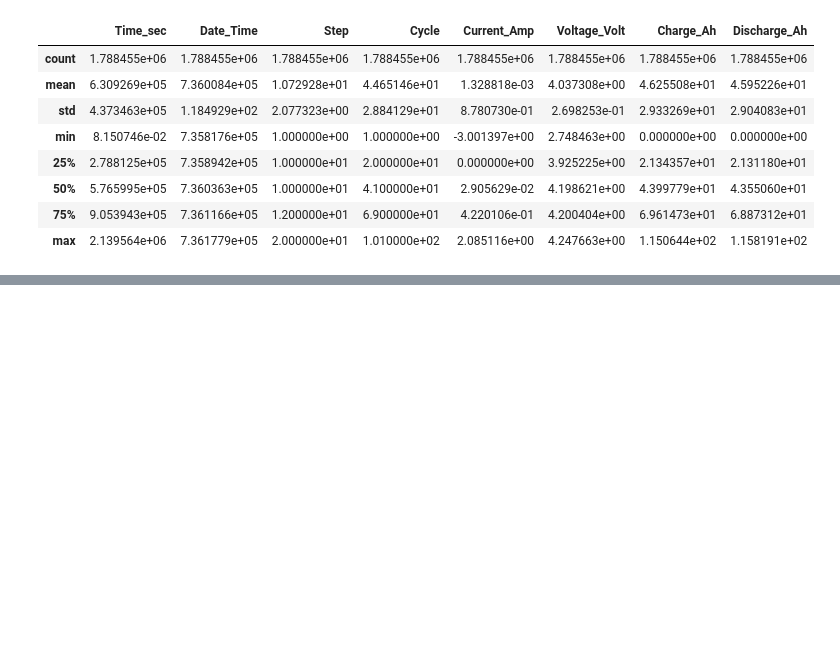
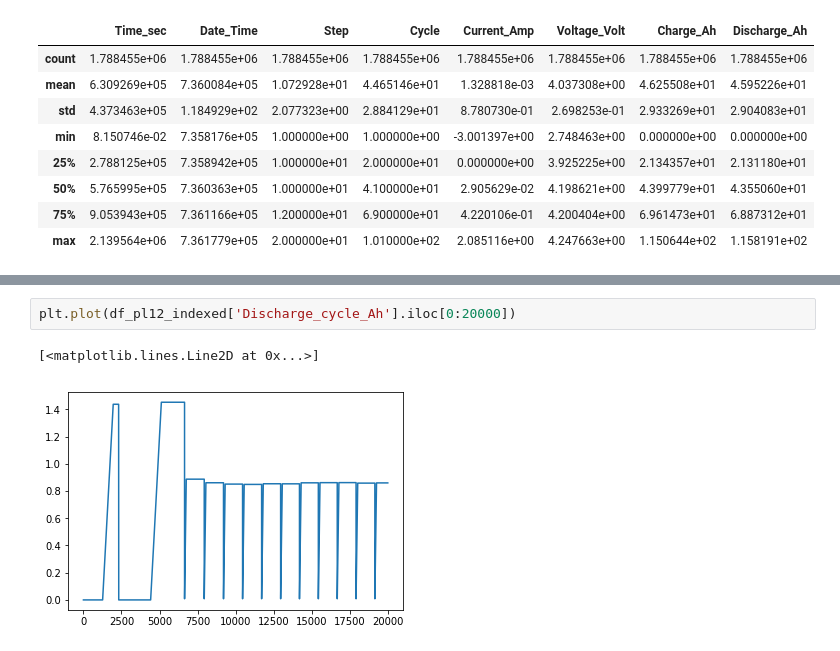
Before and after one commit to chintanp/BattDeg, a Jupyter notebook: scripts/data_exploration.ipynb, the cells around one changed output, grey strips where cells are left out. Cells and saved outputs as stored; diff of their text form; blank space fills up the shorter version.

```diff
--- a/scripts/data_exploration.ipynb
+++ b/scripts/data_exploration.ipynb
@@ -134,0 +209,5 @@ df['Date_Time_new1'] = df['Date_Time'].apply(lambda x: datetime.datetime.fromord
+# %%
+plt.plot(df_pl12_indexed['Discharge_cycle_Ah'].iloc[0:20000])
+# %% [output]
+[<matplotlib.lines.Line2D at 0x...>]
+[figure, added]
```
Also changed, not shown: parts of 30 cells of this notebook, 1 other file.
